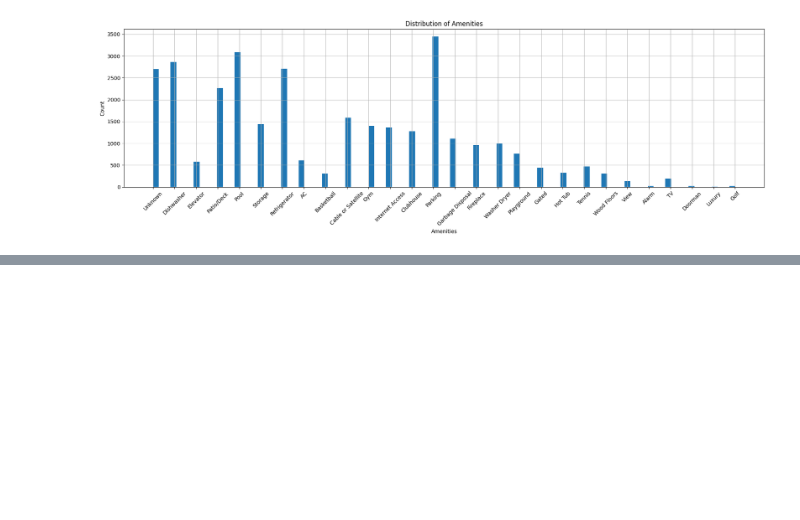
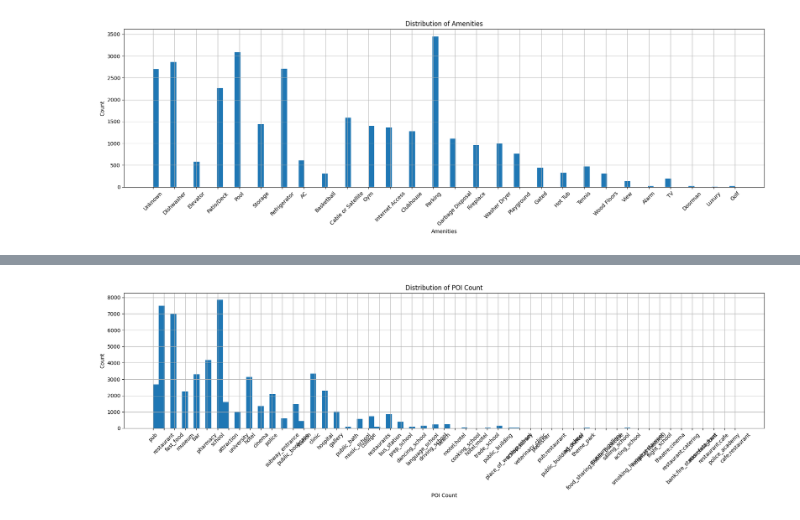
Before and after one commit to JoseEdSouza/machine-learning-works, a Jupyter notebook: rent/eda.ipynb, the cells around one changed output, grey strips where cells are left out. Drawn from its saved outputs; the diff is of its cells as text; code cells hidden in the pictures; blank space fills up the shorter version.

Commit message:
chore: merge dataset with the resulted poi-data

```diff
--- a/rent/eda.ipynb
+++ b/rent/eda.ipynb
@@ -12,7 +15,11 @@ from sklearn.preprocessing import MultiLabelBinarizer
 RANDOM_SEED = 42
 TEST_RATIO = 0.2
 DATA_BASE_PATH = Path("./data")
+POI_DATA_BASE_PATH = Path("./poi-data")
 TARGET = "price"
 # %%
 rent_path = DATA_BASE_PATH / "apartments_for_rent_classified_10K.csv"
+poi_count_path = (
+    POI_DATA_BASE_PATH / "poi-data-count-5d44b231d67f516b837067ff178d5c01.parquet"
+)
 # %%
@@ -347,0 +379,3 @@ rent.head()
+# %%
+poi_count = pd.read_parquet(poi_count_path)
+poi_count
@@ -347,0 +430,28 @@ rent.head()
+# %%
+poi_count[["tag", "count"]].groupby("tag").count().sort_values(
+    by="tag", ascending=False
+)
+
+
+def plot_poi_distribution(poi_count: pd.DataFrame) -> None:
+    """
+    Plot the distribution of the POI count in the dataframe.
+    The function takes the following parameters:
+    - df: the dataframe to plot
+    - column: the column to plot
+    - title: the title of the plot
+    """
+    plt.figure(figsize=(18, 6))
+    data = poi_count["tag"]
+    data.hist(bins=100)
+    plt.title("Distribution of POI Count")
+    plt.xlabel("POI Count")
+    plt.ylabel("Count")
+    plt.xticks(rotation=45)
+    plt.tight_layout()
+    plt.show()
+
+
+plot_poi_distribution(poi_count)
+# %% [output]
+[figure, added]
```
Also changed, not shown: parts of 27 cells of this notebook.
